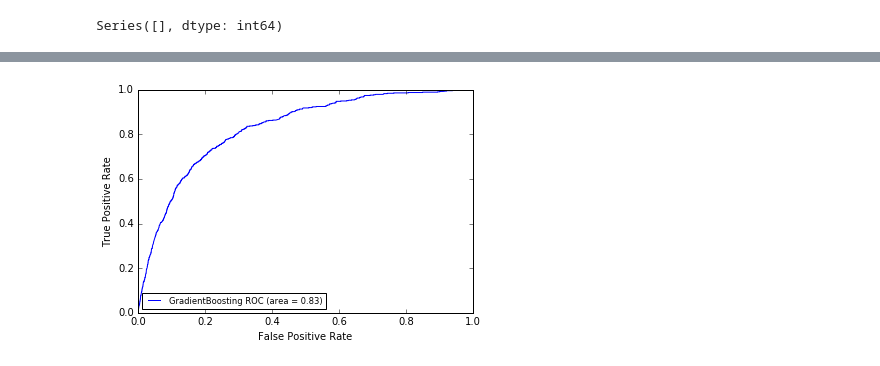
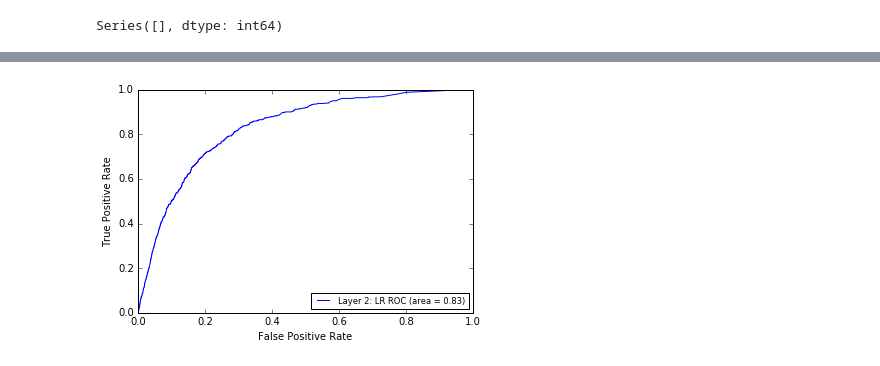
Before and after one commit to grebenyukaa/kaggle_santander_happy_customers, a Jupyter notebook: santander.ipynb, the cells around one changed output, grey strips where cells are left out. Drawn from its saved outputs; the diff is of its cells as text; code cells hidden in the pictures.

```diff
--- a/santander.ipynb
+++ b/santander.ipynb
@@ -68,0 +90,5 @@ for col in cdata.columns:
+# %%
+identical_features = list(reduce(lambda x, y: x + y, identical_feature_groups.values()))
+cdata = cdata.drop(identical_features, axis = 1)
+
+print("Removed identical features: ", identical_features)
@@ -116,0 +165,10 @@ fitted_xgb = model_xgb.fit(X_train, y_train)
+# %%
+#stacking preparation
+cdata['TARGET'] = data['TARGET']
+cdata_shuffled = cdata.iloc(np.random.permutation(len(X_train)))[:].copy(deep = True).reset_index(drop = True)
+validate_sz = int(0.2 * len(cdata))
+Xy_validate = cdata_shuffled[-validate_sz:]
+Xy_train = cdata_shuffled[:-validate_sz]
+
+X_validate, y_validate = Xy_validate.drop(['TARGET'], axis = 1), Xy_validate['TARGET']
+X_train, y_train = Xy_train.drop(['TARGET'], axis = 1), Xy_train['TARGET']
@@ -117,15 +229,29 @@ fitted_xgb = model_xgb.fit(X_train, y_train)
+# %%
+#stacking layer 1
+model_l1 = xgb.XGBClassifier(\
+    nthread = -1,\
+    n_estimators = 1000,\
+    max_depth = 2,\
+    learning_rate = 0.02,\
+    subsample = 0.68155,\
+    gamma = 0.66,\
+    colsample_bytree = 0.7012,\
+    seed = RAND_SEED,\
+)
+fitted_l1 = model_l1.fit(L0_train_data.drop('TARGET', axis = 1), L0_train_data['TARGET'])
+l1_probas = fitted_l1.predict_proba(L0_test_data.drop('TARGET', axis = 1))
 # %%
+#layer 1 roc auc
 pl.clf()
 
-gb_probas = fitted_xgb.predict_proba(X_test)
-fpr, tpr, thresholds = roc_curve(y_test, gb_probas[:, 1])
-roc_auc  = auc(fpr, tpr)
-pl.plot(fpr, tpr, label='%s ROC (area = %0.2f)' % ('GradientBoosting',roc_auc))
+fpr, tpr, thresholds = roc_curve(y_validate, l1_probas[:, 1])
+roc_auc = auc(fpr, tpr)
+pl.plot(fpr, tpr, label = '%s ROC (area = %0.2f)' % ('Layer 2: LR', roc_auc))
 
 pl.xlabel('False Positive Rate')
 pl.ylabel('True Positive Rate')
 pl.legend(loc=0, fontsize='small')
 pl.show()
 # %% [output]
-[figure, old version]
+[figure, new version]
 # %%
```
Also changed, not shown: parts of 24 cells of this notebook, 2 other files.
